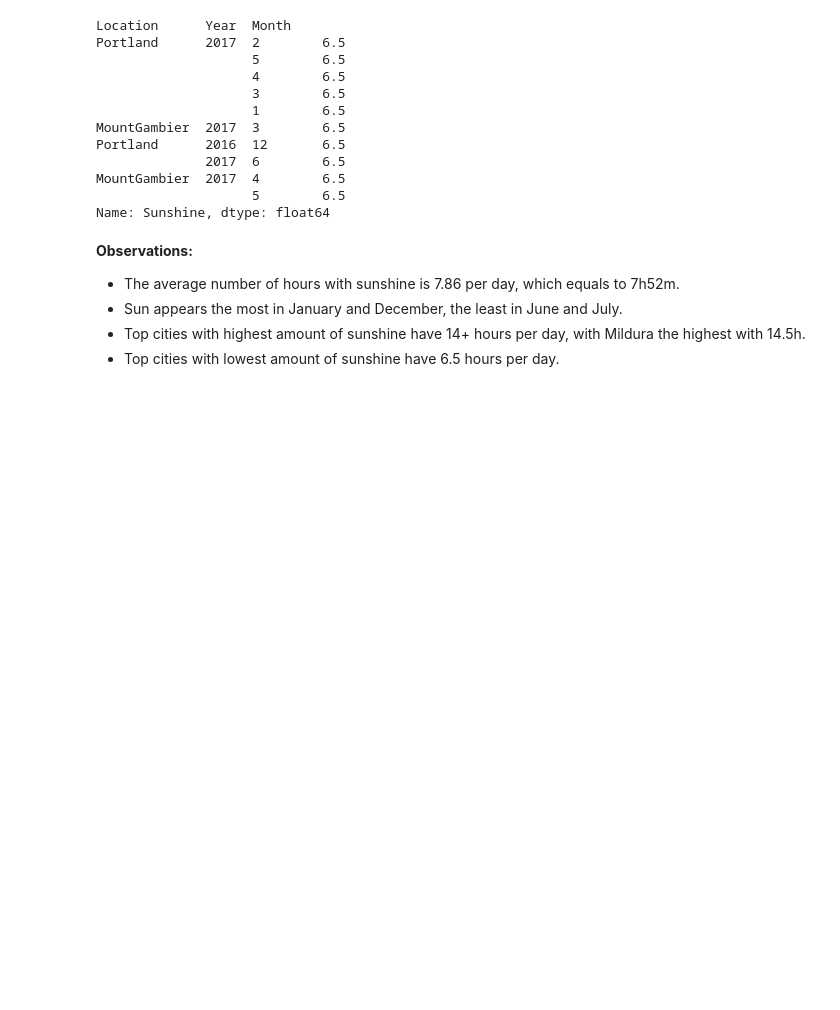
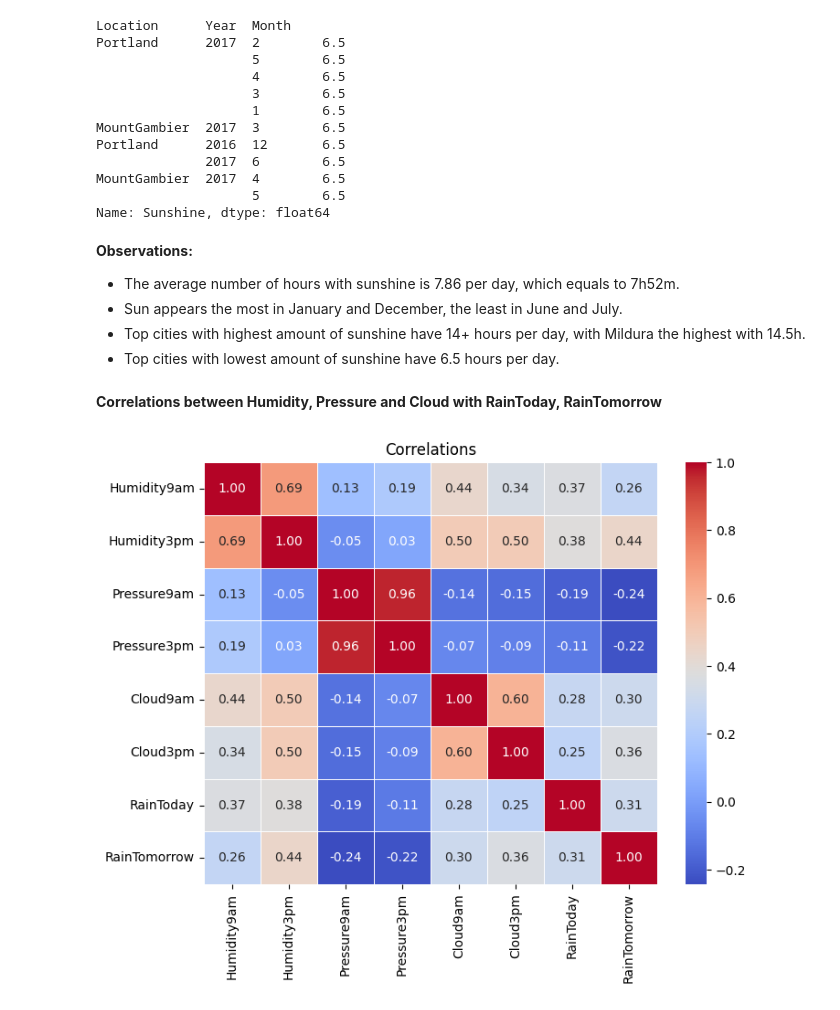
Before and after one commit to dzungpnguyen/rain-in-australia, a Jupyter notebook: data_exploration_analysis.ipynb, the cells around one changed output. Cells and saved outputs as stored; diff of their text form; code cells hidden in the pictures; blank space fills up the shorter version.

Commit message:
correlations

```diff
--- a/data_exploration_analysis.ipynb
+++ b/data_exploration_analysis.ipynb
@@ -666,3 +666,16 @@ Name: Sunshine, dtype: float64
 - Sun appears the most in January and December, the least in June and July.
 - Top cities with highest amount of sunshine have 14+ hours per day, with Mildura the highest with 14.5h.
 - Top cities with lowest amount of sunshine have 6.5 hours per day.
+# %% [markdown]
+**Correlations between Humidity, Pressure and Cloud with RainToday, RainTomorrow**
+# %%
+columns = ['Humidity9am', 'Humidity3pm', 'Pressure9am', 'Pressure3pm', 'Cloud9am', 'Cloud3pm', 'RainToday', 'RainTomorrow']
+correlation = df[columns].corr()
+# correlation_matrix = correlation.to_frame()
+
+plt.figure(figsize=(8, 6))
+sns.heatmap(correlation, annot=True, cmap='coolwarm', cbar=True, fmt='.2f', linewidths=0.5)
+plt.title("Correlations")
+plt.show()
+# %% [output]
+[figure, added]
```
